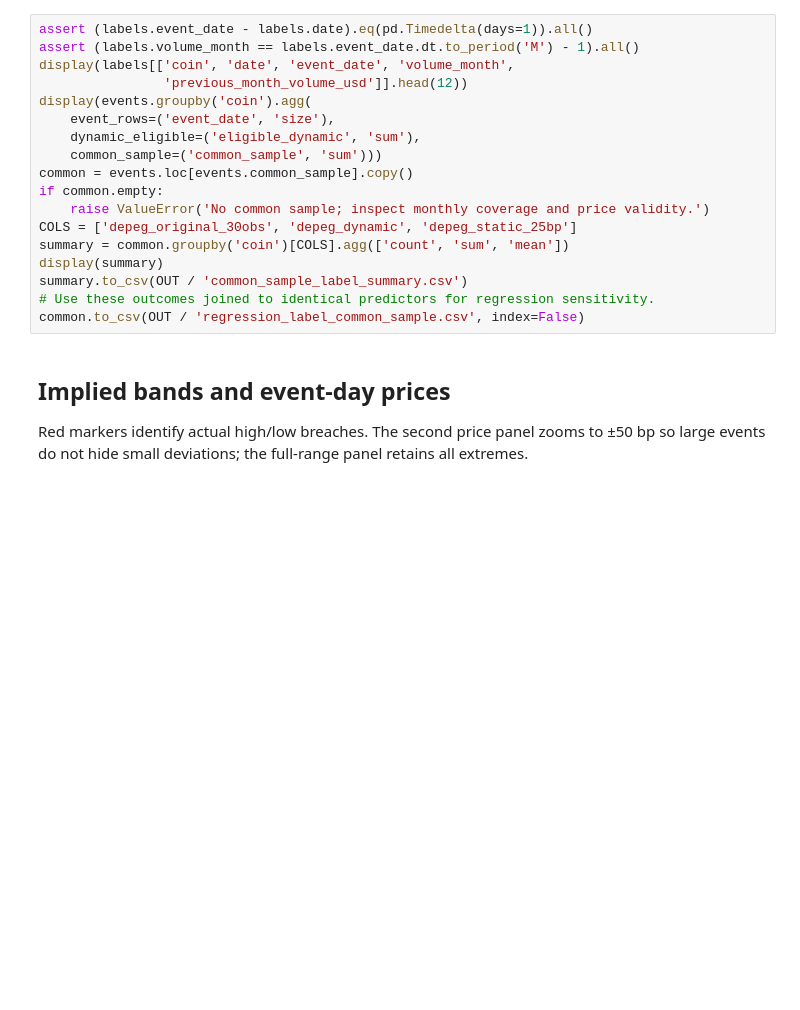
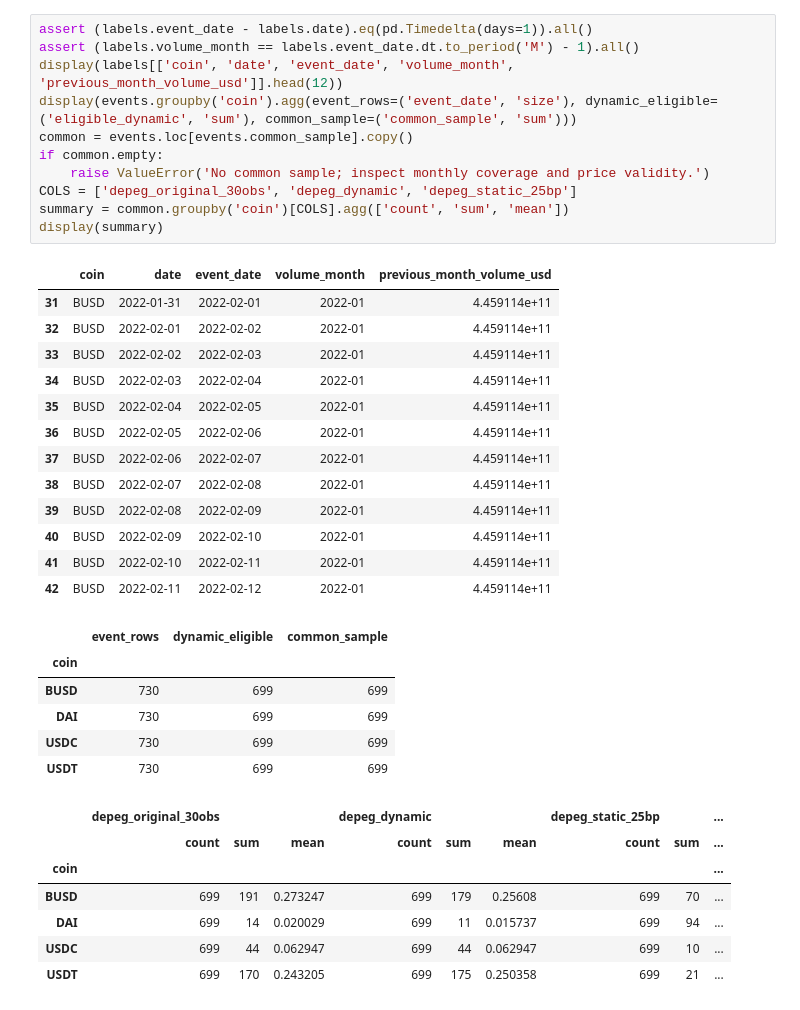
Before and after one commit to hahaharsha/digital-currencies-2, a Jupyter notebook: depeg_labeller/audit.ipynb, the cells around one changed output. Drawn from its saved outputs; the diff is of its cells as text; blank space fills up the shorter version.

```diff
--- a/depeg_labeller/audit.ipynb
+++ b/depeg_labeller/audit.ipynb
@@ -42,21 +59,38 @@ Incomplete months are excluded; missing months are never replaced with an earlie
 # %%
 assert (labels.event_date - labels.date).eq(pd.Timedelta(days=1)).all()
 assert (labels.volume_month == labels.event_date.dt.to_period('M') - 1).all()
-display(labels[['coin', 'date', 'event_date', 'volume_month',
-                'previous_month_volume_usd']].head(12))
-display(events.groupby('coin').agg(
-    event_rows=('event_date', 'size'),
-    dynamic_eligible=('eligible_dynamic', 'sum'),
-    common_sample=('common_sample', 'sum')))
+display(labels[['coin', 'date', 'event_date', 'volume_month', 'previous_month_volume_usd']].head(12))
+display(events.groupby('coin').agg(event_rows=('event_date', 'size'), dynamic_eligible=('eligible_dynamic', 'sum'), common_sample=('common_sample', 'sum')))
 common = events.loc[events.common_sample].copy()
 if common.empty:
     raise ValueError('No common sample; inspect monthly coverage and price validity.')
 COLS = ['depeg_original_30obs', 'depeg_dynamic', 'depeg_static_25bp']
 summary = common.groupby('coin')[COLS].agg(['count', 'sum', 'mean'])
 display(summary)
-summary.to_csv(OUT / 'common_sample_label_summary.csv')
-# Use these outcomes joined to identical predictors for regression sensitivity.
-common.to_csv(OUT / 'regression_label_common_sample.csv', index=False)
+# %% [output]
+|  | coin | date | event_date | volume_month | previous_month_volume_usd |
+| 31 | BUSD | 2022-01-31 | 2022-02-01 | 2022-01 | 4.459114e+11 |
+| 32 | BUSD | 2022-02-01 | 2022-02-02 | 2022-01 | 4.459114e+11 |
+| 33 | BUSD | 2022-02-02 | 2022-02-03 | 2022-01 | 4.459114e+11 |
+| 34 | BUSD | 2022-02-03 | 2022-02-04 | 2022-01 | 4.459114e+11 |
+| 35 | BUSD | 2022-02-04 | 2022-02-05 | 2022-01 | 4.459114e+11 |
+| 36 | BUSD | 2022-02-05 | 2022-02-06 | 2022-01 | 4.459114e+11 |
+| 37 | BUSD | 2022-02-06 | 2022-02-07 | 2022-01 | 4.459114e+11 |
+| 38 | BUSD | 2022-02-07 | 2022-02-08 | 2022-01 | 4.459114e+11 |
+| 39 | BUSD | 2022-02-08 | 2022-02-09 | 2022-01 | 4.459114e+11 |
+| 40 | BUSD | 2022-02-09 | 2022-02-10 | 2022-01 | 4.459114e+11 |
+| 41 | BUSD | 2022-02-10 | 2022-02-11 | 2022-01 | 4.459114e+11 |
+| 42 | BUSD | 2022-02-11 | 2022-02-12 | 2022-01 | 4.459114e+11 |
+|  | event_rows | dynamic_eligible | common_sample |
+| coin |  |  |  |
+| BUSD | 730 | 699 | 699 |
+| DAI | 730 | 699 | 699 |
+| USDC | 730 | 699 | 699 |
+| USDT | 730 | 699 | 699 |
+|  | depeg_original_30obs |  |  | depeg_dynamic |  |  | depeg_static_25bp |  | ... |
+|  | count | sum | mean | count | sum | mean | count | sum | ... |
+| coin |  |  |  |  |  |  |  |  | ... |
+| BUSD | 699 | 191 | 0.273247 | 699 | 179 | 0.25608 | 699 | 70 | ... |
+| DAI | 699 | 14 | 0.020029 | 699 | 11 | 0.015737 | 699 | 94 | ... |
+| USDC | 699 | 44 | 0.062947 | 699 | 44 | 0.062947 | 699 | 10 | ... |
+| USDT | 699 | 170 | 0.243205 | 699 | 175 | 0.250358 | 699 | 21 | ... |
-# %% [markdown]
-## Implied bands and event-day prices
-Red markers identify actual high/low breaches. The second price panel zooms to ±50 bp so large events do not hide small deviations; the full-range panel retains all extremes.
```
Also changed, not shown: parts of 16 cells of this notebook, 1 other file.
